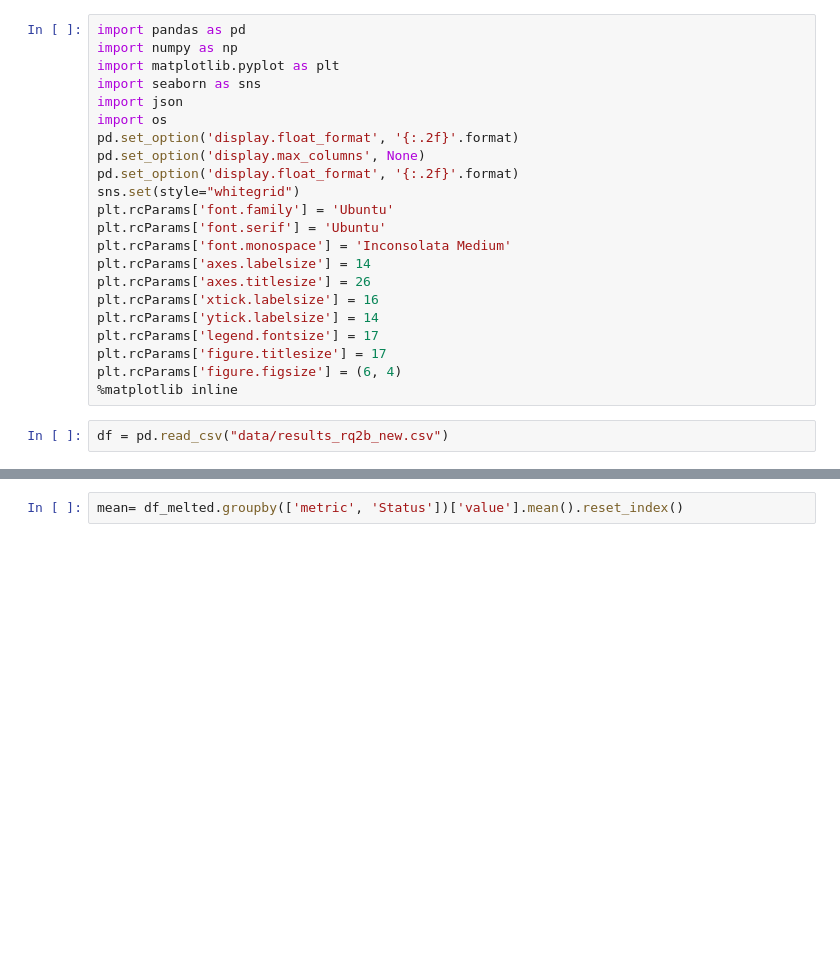
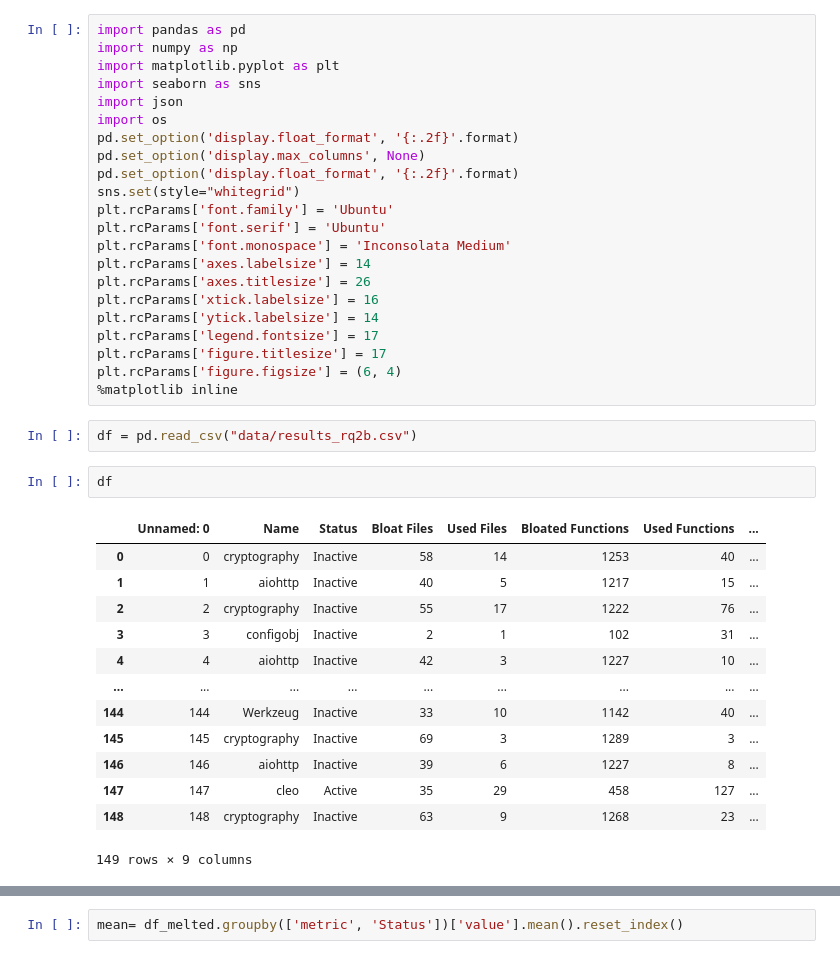
Before and after one commit to gdrosos/bloat-study-artifact, a Jupyter notebook: analysis/rq2b.ipynb, the cells around one changed output, grey strips where cells are left out. Cells and saved outputs as stored; diff of their text form; blank space fills up the shorter version.

```diff
--- a/analysis/rq2b.ipynb
+++ b/analysis/rq2b.ipynb
@@ -21,7 +21,23 @@ plt.rcParams['figure.titlesize'] = 17
 plt.rcParams['figure.figsize'] = (6, 4)
 %matplotlib inline
 # %%
-df = pd.read_csv("data/results_rq2b_new.csv")
+df = pd.read_csv("data/results_rq2b.csv")
+# %%
+df
+# %% [output]
+|  | Unnamed: 0 | Name | Status | Bloat Files | Used Files | Bloated Functions | Used Functions | ... |
+| 0 | 0 | cryptography | Inactive | 58 | 14 | 1253 | 40 | ... |
+| 1 | 1 | aiohttp | Inactive | 40 | 5 | 1217 | 15 | ... |
+| 2 | 2 | cryptography | Inactive | 55 | 17 | 1222 | 76 | ... |
+| 3 | 3 | configobj | Inactive | 2 | 1 | 102 | 31 | ... |
+| 4 | 4 | aiohttp | Inactive | 42 | 3 | 1227 | 10 | ... |
+| ... | ... | ... | ... | ... | ... | ... | ... | ... |
+| 144 | 144 | Werkzeug | Inactive | 33 | 10 | 1142 | 40 | ... |
+| 145 | 145 | cryptography | Inactive | 69 | 3 | 1289 | 3 | ... |
+| 146 | 146 | aiohttp | Inactive | 39 | 6 | 1227 | 8 | ... |
+| 147 | 147 | cleo | Active | 35 | 29 | 458 | 127 | ... |
+| 148 | 148 | cryptography | Inactive | 63 | 9 | 1268 | 23 | ... |
+149 rows × 9 columns
 # %%
 metrics_count = ['percentage_bloated_files', 'percentage_bloated_functions']
 
```
Also changed, not shown: parts of 4 cells of this notebook, 21 other files.
